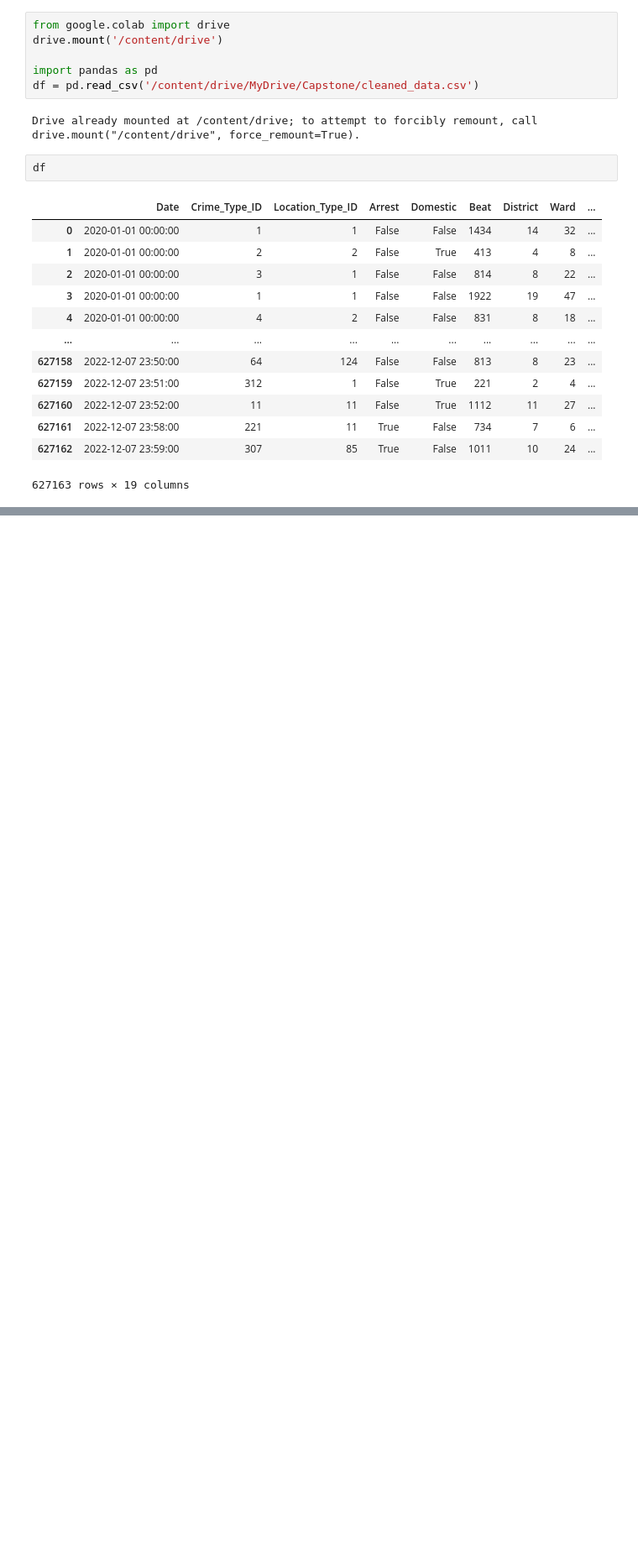
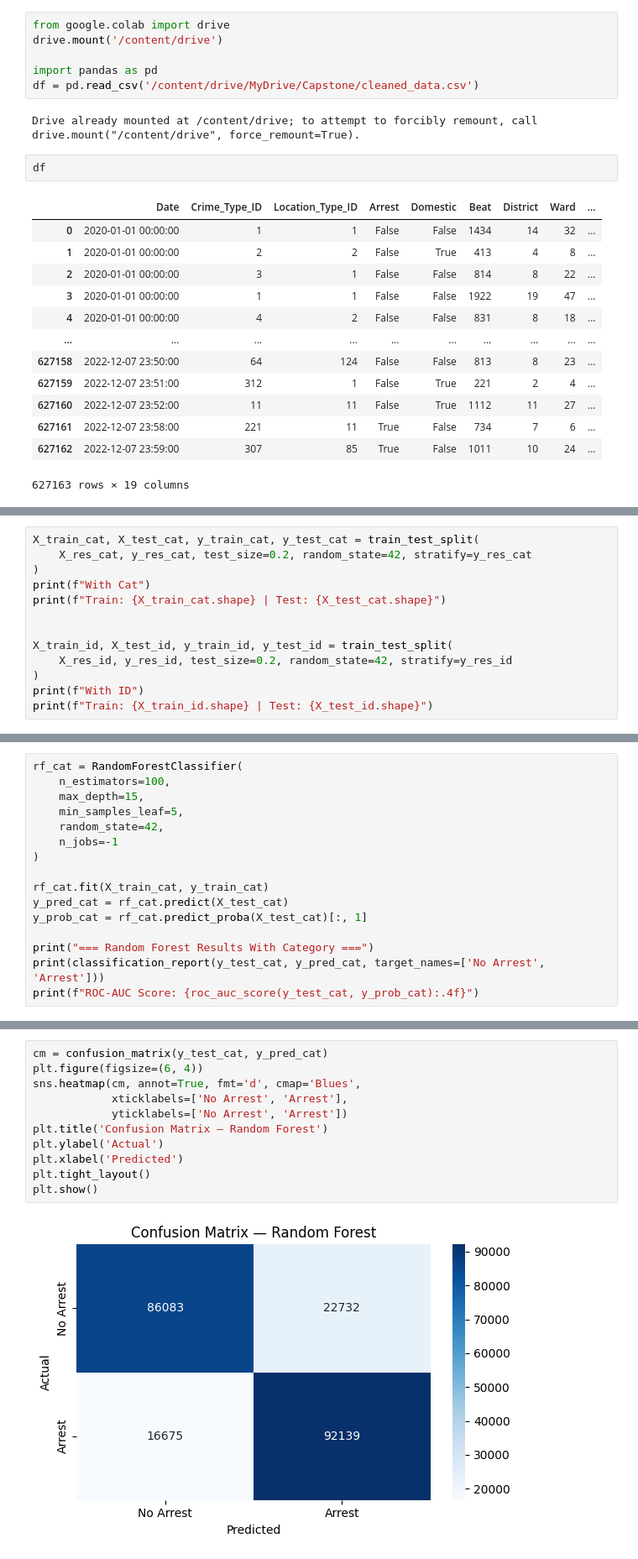
Before and after one commit to tKaiB/Capstone_Chicago, a Jupyter notebook: notebooks/Cap_Chicago_Prediction.ipynb, the cells around one changed output, grey strips where cells are left out. Shown at 84% size. Drawn from its saved outputs; the diff is of its cells as text; blank space fills up the shorter version.

Commit message:
Updated with RandomForestClassifier

```diff
--- a/notebooks/Cap_Chicago_Prediction.ipynb
+++ b/notebooks/Cap_Chicago_Prediction.ipynb
@@ -26,0 +338,13 @@ df
+# %%
+X_train_cat, X_test_cat, y_train_cat, y_test_cat = train_test_split(
+    X_res_cat, y_res_cat, test_size=0.2, random_state=42, stratify=y_res_cat
+)
+print(f"With Cat")
+print(f"Train: {X_train_cat.shape} | Test: {X_test_cat.shape}")
+
+
+X_train_id, X_test_id, y_train_id, y_test_id = train_test_split(
+    X_res_id, y_res_id, test_size=0.2, random_state=42, stratify=y_res_id
+)
+print(f"With ID")
+print(f"Train: {X_train_id.shape} | Test: {X_test_id.shape}")
@@ -26,0 +356,16 @@ df
+# %%
+rf_cat = RandomForestClassifier(
+    n_estimators=100,
+    max_depth=15,
+    min_samples_leaf=5,
+    random_state=42,
+    n_jobs=-1
+)
+
+rf_cat.fit(X_train_cat, y_train_cat)
+y_pred_cat = rf_cat.predict(X_test_cat)
+y_prob_cat = rf_cat.predict_proba(X_test_cat)[:, 1]
+
+print("=== Random Forest Results With Category ===")
+print(classification_report(y_test_cat, y_pred_cat, target_names=['No Arrest', 'Arrest']))
+print(f"ROC-AUC Score: {roc_auc_score(y_test_cat, y_prob_cat):.4f}")
@@ -26,0 +414,13 @@ df
+# %%
+cm = confusion_matrix(y_test_cat, y_pred_cat)
+plt.figure(figsize=(6, 4))
+sns.heatmap(cm, annot=True, fmt='d', cmap='Blues',
+            xticklabels=['No Arrest', 'Arrest'],
+            yticklabels=['No Arrest', 'Arrest'])
+plt.title('Confusion Matrix — Random Forest')
+plt.ylabel('Actual')
+plt.xlabel('Predicted')
+plt.tight_layout()
+plt.show()
+# %% [output]
+[figure, added]
```
Also changed, not shown: parts of 23 cells of this notebook.
